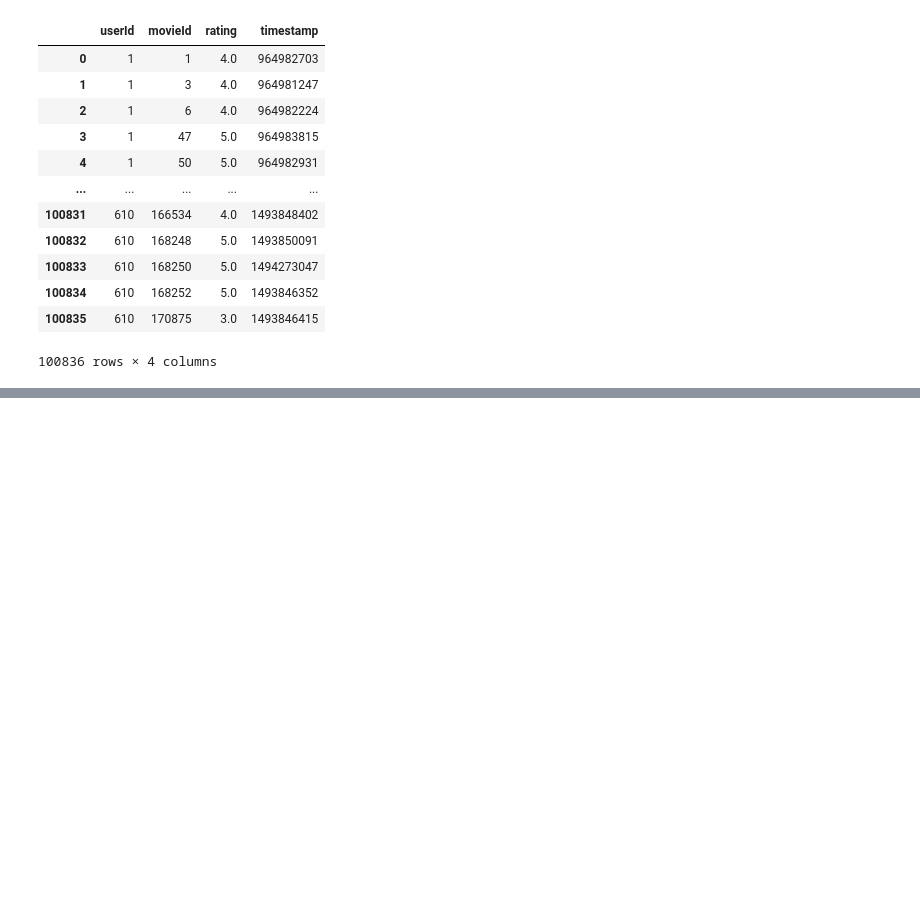
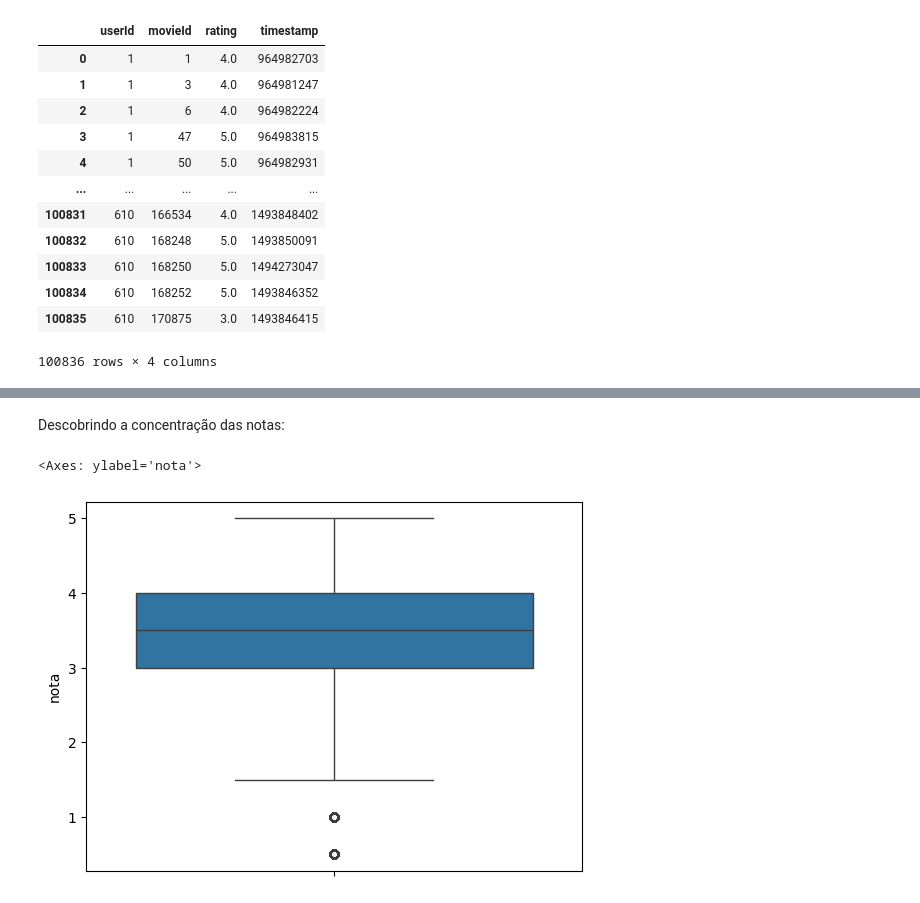
Before and after one commit to Camillabgarcia/data_science, a Jupyter notebook: Explorando_e_analisando_dados_1.ipynb, the cells around one changed output, grey strips where cells are left out. Cells and saved outputs as stored; diff of their text form; code cells hidden in the pictures; blank space fills up the shorter version.

```diff
--- a/Explorando_e_analisando_dados_1.ipynb
+++ b/Explorando_e_analisando_dados_1.ipynb
@@ -21,0 +128,7 @@ notas
+# %% [markdown]
+Descobrindo a concentração das notas:
+# %%
+sns.boxplot(notas['nota'])
+# %% [output]
+<Axes: ylabel='nota'>
+[figure, added]
```
Also changed, not shown: parts of 21 cells of this notebook.
